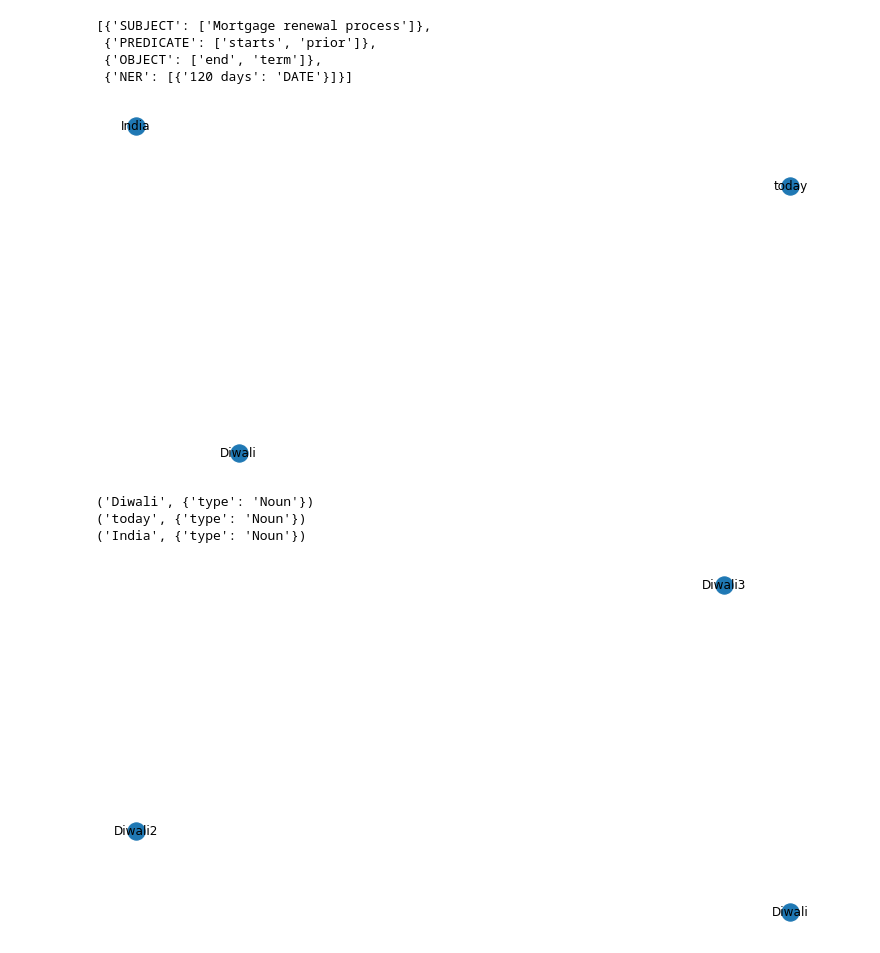
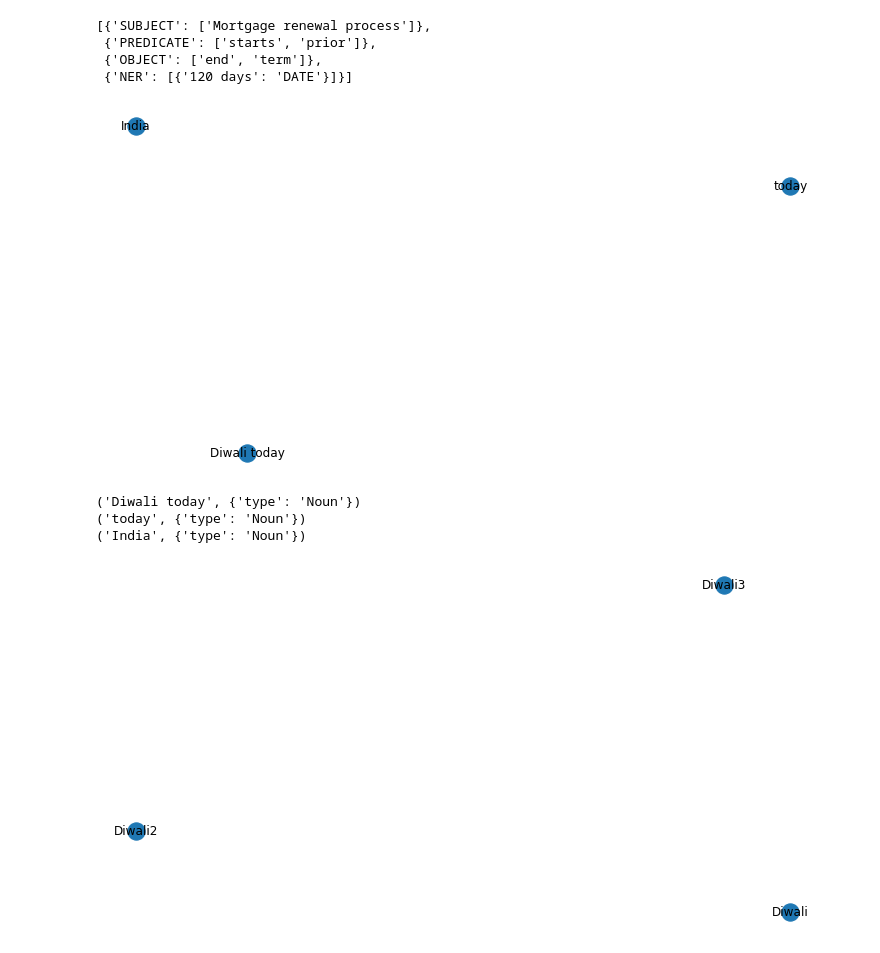
Before and after one commit to sdasanalytics/para2graph, a Jupyter notebook: playground_1.ipynb, the cells around one changed output. Cells and saved outputs as stored; diff of their text form; code cells hidden in the pictures.

```diff
--- a/playground_1.ipynb
+++ b/playground_1.ipynb
@@ -172,15 +172,18 @@ def plot_graph(G, title=None):
     plt.show()
     return
 # %%
-nouns = ["Diwali","today","India"]
+nouns = ["Diwali today","today","India"]
 G = nx.Graph()
 G.add_nodes_from(nouns, type="Noun")
 plot_graph(G)
 for node in G.nodes(data=True):
     print(node)
+
+if "Diwali" in G:
+    print("Found it")
 # %% [output]
-[figure, old version]
+[figure, new version]
-('Diwali', {'type': 'Noun'})
+('Diwali today', {'type': 'Noun'})
 ('today', {'type': 'Noun'})
 ('India', {'type': 'Noun'})
 # %%
```
Also changed, not shown: parts of 9 cells of this notebook, 2 other files.
